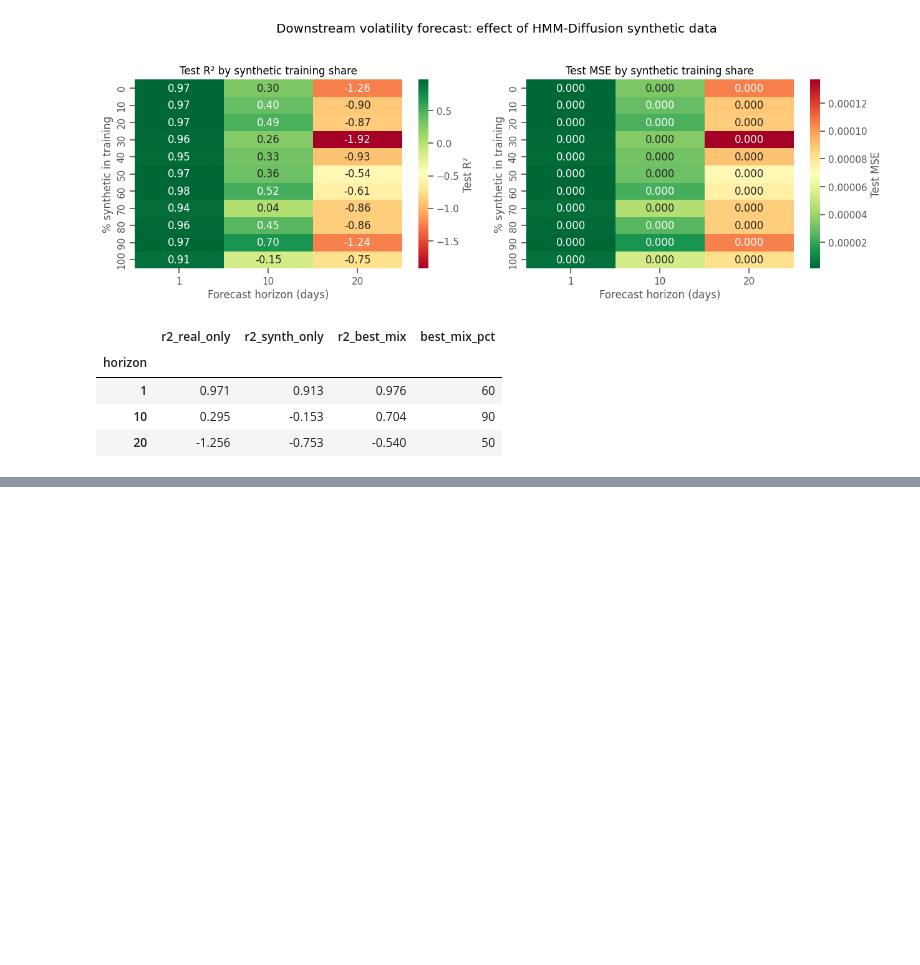
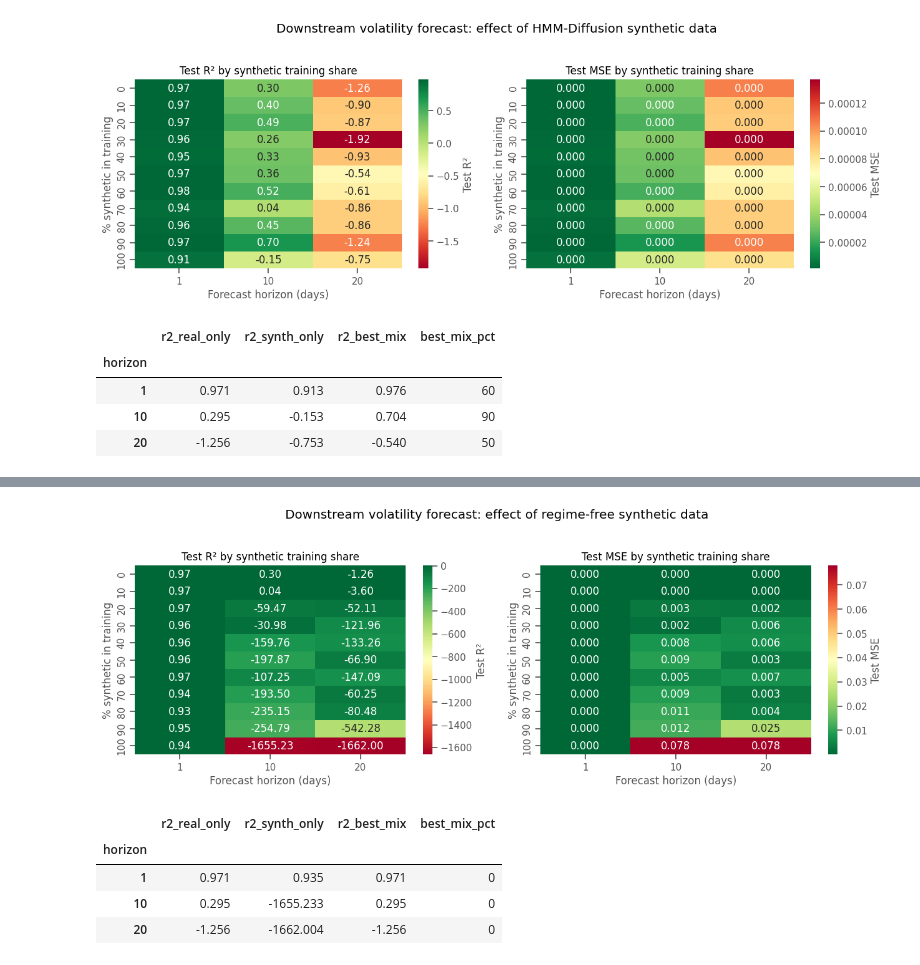
Before and after one commit to ruyay111/Synthetic-Data-Augmentation, a Jupyter notebook: Downstream-Volatility.ipynb, the cells around one changed output, grey strips where cells are left out. Saved outputs shown, nothing was run; the diff lists cells and outputs as text; code cells hidden in the pictures; blank space fills up the shorter version.

```diff
--- a/Downstream-Volatility.ipynb
+++ b/Downstream-Volatility.ipynb
@@ -471,0 +648,47 @@ display(summary.style.format({
+# %%
+pivot_r2_uncond = all_metrics_uncond.pivot(index="synthetic_pct", columns="horizon", values="r2")
+pivot_mse_uncond = all_metrics_uncond.pivot(index="synthetic_pct", columns="horizon", values="mse")
+
+fig, axes = plt.subplots(1, 2, figsize=(13, 4.5))
+sns.heatmap(pivot_r2_uncond, annot=True, fmt=".2f", cmap="RdYlGn", ax=axes[0], cbar_kws={"label": "Test R²"})
+axes[0].set_title("Test R² by synthetic training share")
+axes[0].set_xlabel("Forecast horizon (days)")
+axes[0].set_ylabel("% synthetic in training")
+
+sns.heatmap(pivot_mse_uncond, annot=True, fmt=".3f", cmap="RdYlGn_r", ax=axes[1], cbar_kws={"label": "Test MSE"})
+axes[1].set_title("Test MSE by synthetic training share")
+axes[1].set_xlabel("Forecast horizon (days)")
+axes[1].set_ylabel("% synthetic in training")
+
+fig.suptitle("Downstream volatility forecast: effect of regime-free synthetic data", y=1.03)
+fig.tight_layout()
+plt.show()
+
+summary_rows_uncond = []
+for horizon, frame in metrics_by_horizon_uncond.items():
+    real_only = frame.loc[frame["synthetic_pct"] == 0].iloc[0]
+    synth_only = frame.loc[frame["synthetic_pct"] == 100].iloc[0]
+    best = frame.loc[frame["r2"].idxmax()]
+    summary_rows_uncond.append(
+        {
+            "horizon": horizon,
+            "r2_real_only": real_only["r2"],
+            "r2_synth_only": synth_only["r2"],
+            "r2_best_mix": best["r2"],
+            "best_mix_pct": int(best["synthetic_pct"]),
+        }
+    )
+
+summary_uncond = pd.DataFrame(summary_rows_uncond).set_index("horizon")
+display(summary_uncond.style.format({
+    "r2_real_only": "{:.3f}",
+    "r2_synth_only": "{:.3f}",
+    "r2_best_mix": "{:.3f}",
+}))
+# %% [output]
+[figure, added]
+|  | r2_real_only | r2_synth_only | r2_best_mix | best_mix_pct |
+| horizon |  |  |  |  |
+| 1 | 0.971 | 0.935 | 0.971 | 0 |
+| 10 | 0.295 | -1655.233 | 0.295 | 0 |
+| 20 | -1.256 | -1662.004 | -1.256 | 0 |
```
Also changed, not shown: parts of 7 cells of this notebook, 21 other files.
